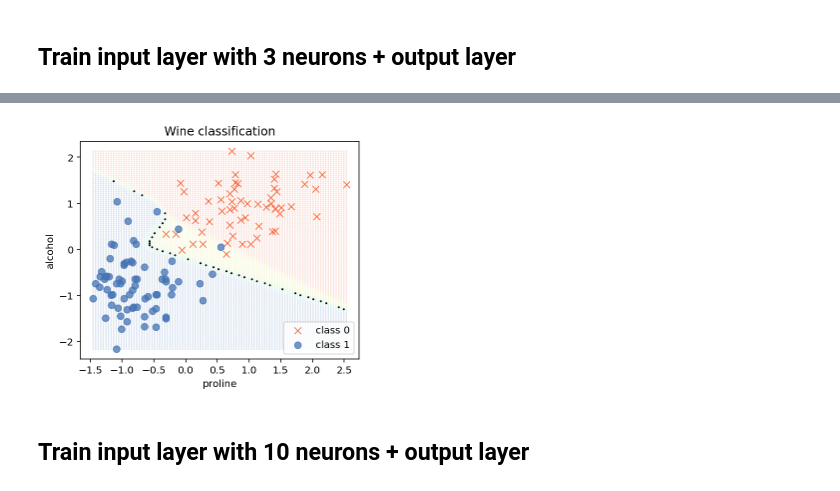
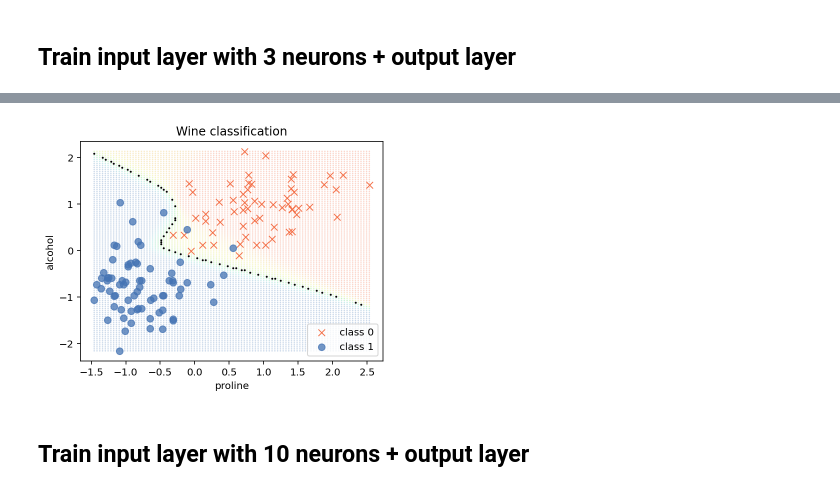
Before and after one commit to parrt/fundamentals-of-deep-learning, a Jupyter notebook: notebooks/wine-2-class.ipynb, the cells around one changed output, grey strips where cells are left out. Saved outputs shown, nothing was run; the diff lists cells and outputs as text; code cells hidden in the pictures.

```diff
--- a/notebooks/wine-2-class.ipynb
+++ b/notebooks/wine-2-class.ipynb
@@ -83,7 +86,7 @@ def ctrain(model, X, y, learning_rate = .0001, nepochs=2000):
     print(f"LAST        cross entropy loss {loss:7.4f}")
     return y_pred, loss
 # %%
-def dshow(X, y, model, boundary_tolerance=.03):
+def dshow(X, y, model, boundary_tolerance=.03, file=None):
     grid = []
     for p in np.linspace(min(X[:,0]),max(X[:,0]),num=100):
         for a in np.linspace(min(X[:,1]),max(X[:,1]),num=100):
@@ -114,6 +117,11 @@ def dshow(X, y, model, boundary_tolerance=.03):
     ax.set_ylabel("alcohol")
     ax.set_title("Wine classification")
     plt.legend(loc='lower right')
+    plt.tight_layout()
+
+    if file:
+        plt.savefig(f"/Users/parrt/Desktop/{file}.pdf")
+
     plt.show()
 # %%
 model = nn.Sequential(
@@ -146,8 +154,8 @@ LAST        cross entropy loss  0.0758
 ## Train input layer with 3 neurons + output layer
 # %%
 model = nn.Sequential(
-    nn.Linear(2, 3), # 2 input vars: proline, alcohol
-    nn.Tanh(),
+    nn.Linear(2, 3),
+    nn.Sigmoid(),
     nn.Linear(3, 1),
     nn.Sigmoid()
 )
@@ -158,5 +166,5 @@ X_ = torch.tensor(X).float()
 y_ = torch.tensor(y).reshape(-1,1).float()
 y_pred, loss = ctrain(model, X=X_, y=y_, learning_rate = .001, nepochs=15_000)
 
-dshow(X, y, model)
+dshow(X, y, model, file="lin3Slin1S")
 # %% [output]
@@ -175,4 +183,4 @@ LAST        cross entropy loss  0.0370
-[figure, old version]
+[figure, new version]
 # %% [markdown]
 ## Train input layer with 10 neurons + output layer
 # %%
```
Also changed, not shown: parts of 6 cells of this notebook, 5 other files.
